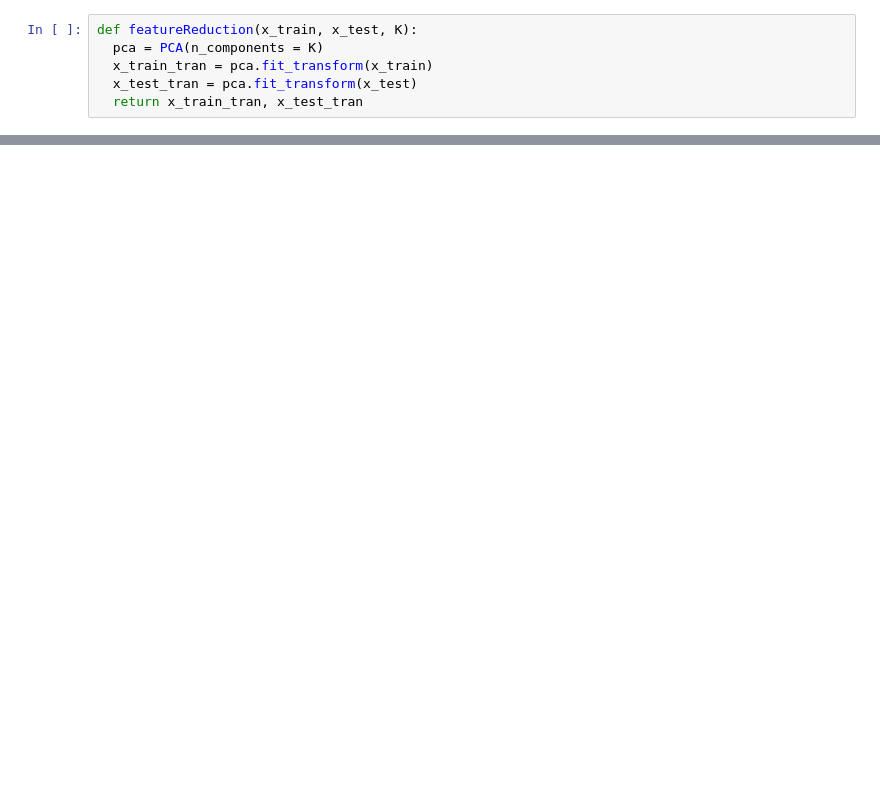
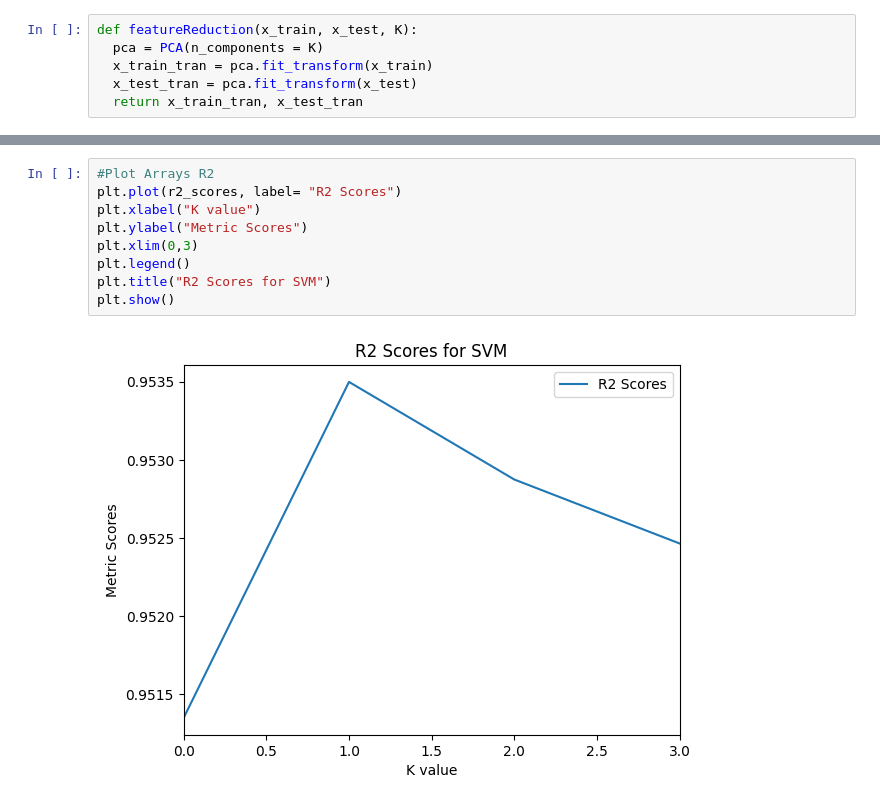
Before and after one commit to BrockH3/ML_Project, a Jupyter notebook: ML_Final_Project_SVR.ipynb, the cells around one changed output, grey strips where cells are left out. Drawn from its saved outputs; the diff is of its cells as text; blank space fills up the shorter version.

```diff
--- a/ML_Final_Project_SVR.ipynb
+++ b/ML_Final_Project_SVR.ipynb
@@ -91,0 +114,11 @@ plt.show()
+# %%
+#Plot Arrays R2
+plt.plot(r2_scores, label= "R2 Scores")
+plt.xlabel("K value")
+plt.ylabel("Metric Scores")
+plt.xlim(0,3)
+plt.legend()
+plt.title("R2 Scores for SVM")
+plt.show()
+# %% [output]
+[figure, added]
```
Also changed, not shown: parts of 17 cells of this notebook.
